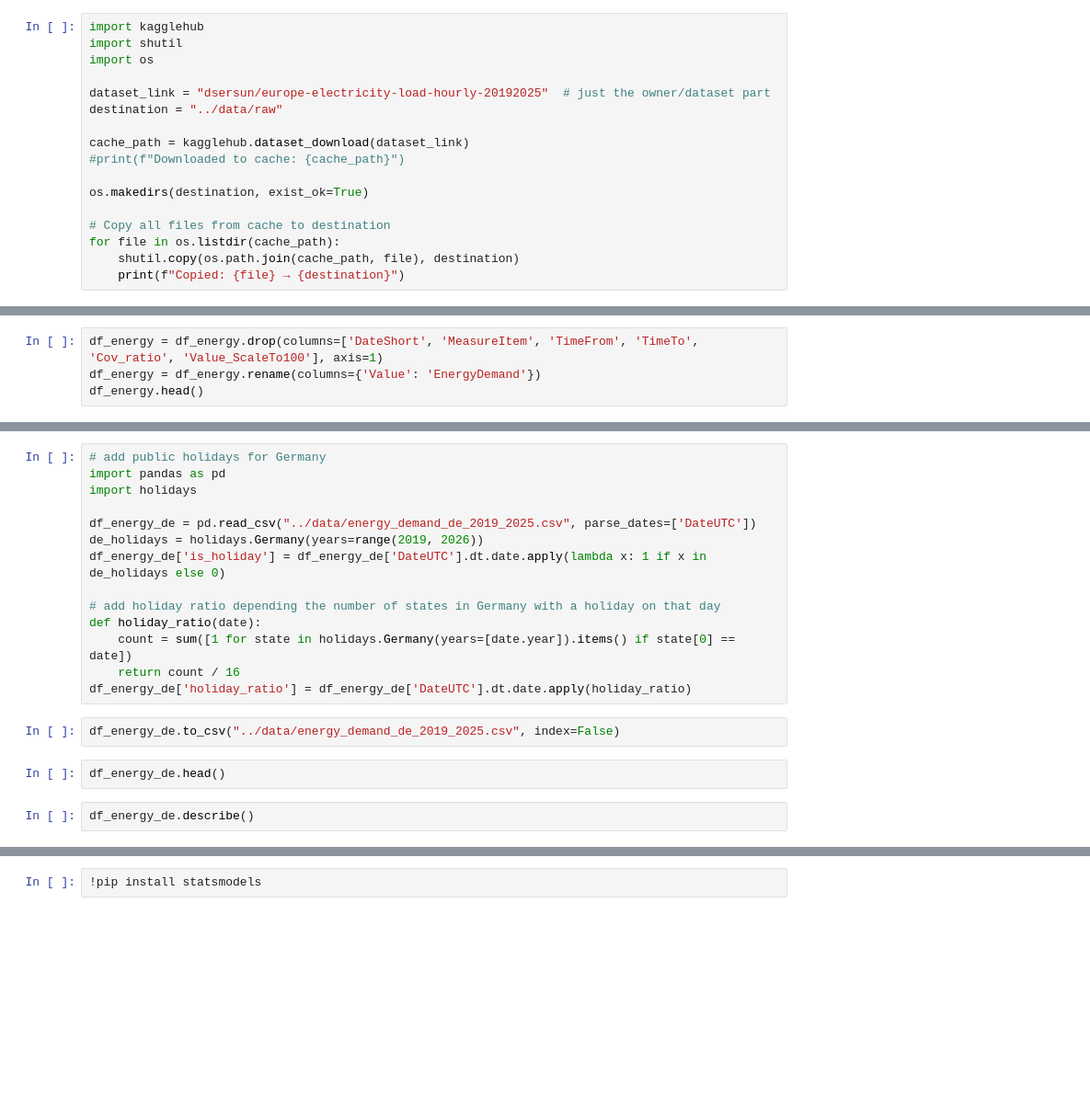
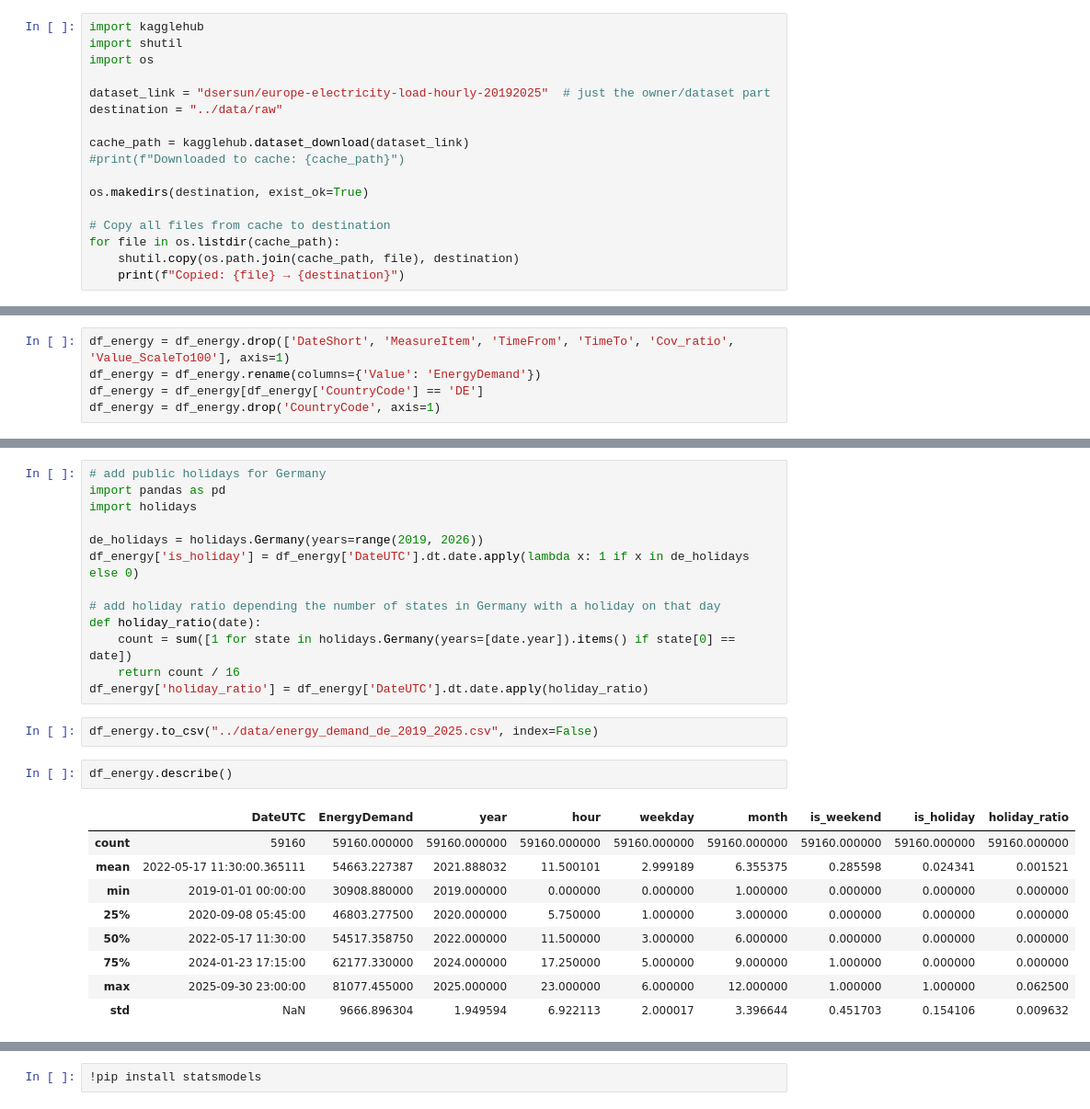
Before and after one commit to SW-oasen/electricity_demannd_de, a Jupyter notebook: notebook/01_eda_energy.ipynb, the cells around one changed output, grey strips where cells are left out. Shown at 92% size. Drawn from its saved outputs; the diff is of its cells as text; blank space fills up the shorter version.

```diff
--- a/notebook/01_eda_energy.ipynb
+++ b/notebook/01_eda_energy.ipynb
@@ -49,4 +84,5 @@ print(df_energy[df_energy['Value']!=df_energy[ 'Value_ScaleTo100']].head())
 # %%
-df_energy = df_energy.drop(columns=['DateShort', 'MeasureItem', 'TimeFrom', 'TimeTo', 'Cov_ratio', 'Value_ScaleTo100'], axis=1)
+df_energy = df_energy.drop(['DateShort', 'MeasureItem', 'TimeFrom', 'TimeTo', 'Cov_ratio', 'Value_ScaleTo100'], axis=1)
 df_energy = df_energy.rename(columns={'Value': 'EnergyDemand'})
-df_energy.head()
+df_energy = df_energy[df_energy['CountryCode'] == 'DE']
+df_energy = df_energy.drop('CountryCode', axis=1)
@@ -70,21 +113,28 @@ df_energy_de.to_csv("../data/energy_demand_de_2019_2025.csv", index=False)
 import pandas as pd
 import holidays
 
-df_energy_de = pd.read_csv("../data/energy_demand_de_2019_2025.csv", parse_dates=['DateUTC'])
 de_holidays = holidays.Germany(years=range(2019, 2026))
-df_energy_de['is_holiday'] = df_energy_de['DateUTC'].dt.date.apply(lambda x: 1 if x in de_holidays else 0)
+df_energy['is_holiday'] = df_energy['DateUTC'].dt.date.apply(lambda x: 1 if x in de_holidays else 0)
 
 # add holiday ratio depending the number of states in Germany with a holiday on that day
 def holiday_ratio(date):
     count = sum([1 for state in holidays.Germany(years=[date.year]).items() if state[0] == date])
     return count / 16
-df_energy_de['holiday_ratio'] = df_energy_de['DateUTC'].dt.date.apply(holiday_ratio)
+df_energy['holiday_ratio'] = df_energy['DateUTC'].dt.date.apply(holiday_ratio)
 # %%
-df_energy_de.to_csv("../data/energy_demand_de_2019_2025.csv", index=False)
+df_energy.to_csv("../data/energy_demand_de_2019_2025.csv", index=False)
-# %%
-df_energy_de.head()
 # %%
-df_energy_de.describe()
+df_energy.describe()
+# %% [output]
+|  | DateUTC | EnergyDemand | year | hour | weekday | month | is_weekend | is_holiday | holiday_ratio |
+| count | 59160 | 59160.000000 | 59160.000000 | 59160.000000 | 59160.000000 | 59160.000000 | 59160.000000 | 59160.000000 | 59160.000000 |
+| mean | 2022-05-17 11:30:00.365111 | 54663.227387 | 2021.888032 | 11.500101 | 2.999189 | 6.355375 | 0.285598 | 0.024341 | 0.001521 |
+| min | 2019-01-01 00:00:00 | 30908.880000 | 2019.000000 | 0.000000 | 0.000000 | 1.000000 | 0.000000 | 0.000000 | 0.000000 |
+| 25% | 2020-09-08 05:45:00 | 46803.277500 | 2020.000000 | 5.750000 | 1.000000 | 3.000000 | 0.000000 | 0.000000 | 0.000000 |
+| 50% | 2022-05-17 11:30:00 | 54517.358750 | 2022.000000 | 11.500000 | 3.000000 | 6.000000 | 0.000000 | 0.000000 | 0.000000 |
+| 75% | 2024-01-23 17:15:00 | 62177.330000 | 2024.000000 | 17.250000 | 5.000000 | 9.000000 | 1.000000 | 0.000000 | 0.000000 |
+| max | 2025-09-30 23:00:00 | 81077.455000 | 2025.000000 | 23.000000 | 6.000000 | 12.000000 | 1.000000 | 1.000000 | 0.062500 |
+| std | NaN | 9666.896304 | 1.949594 | 6.922113 | 2.000017 | 3.396644 | 0.451703 | 0.154106 | 0.009632 |
 # %%
 import matplotlib.pyplot as plt
 import matplotlib.dates as mdates
```
Also changed, not shown: parts of 14 cells of this notebook, 16 other files.
